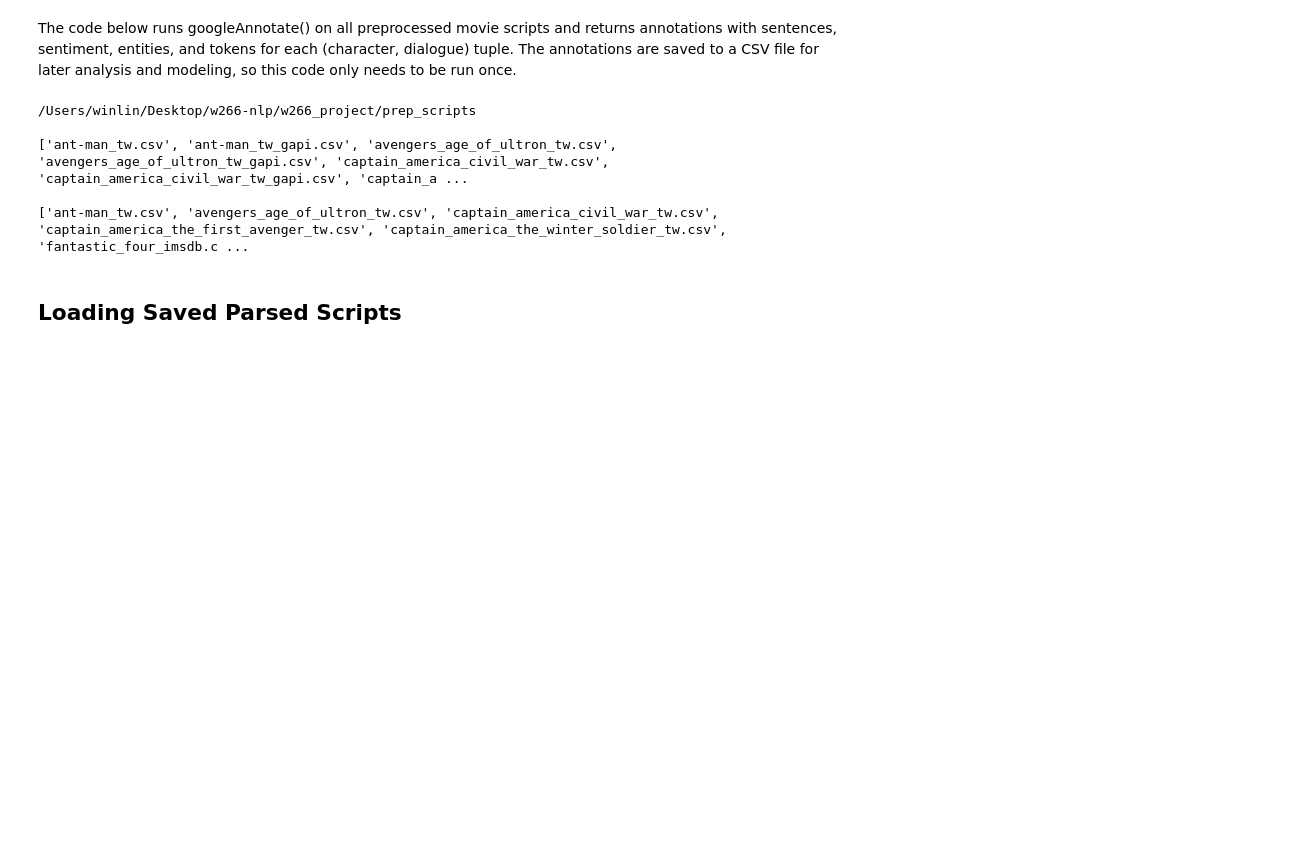
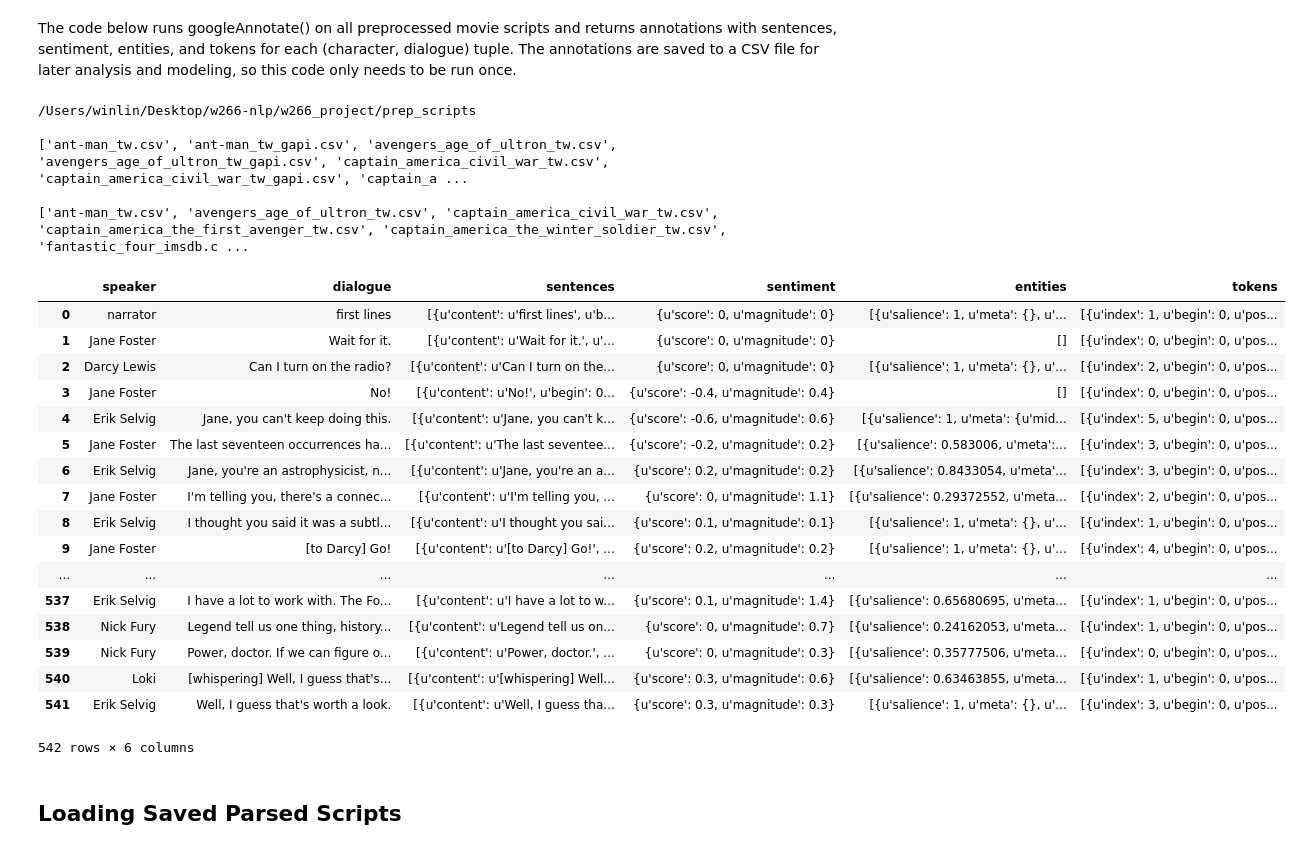
Before and after one commit to winlingit/w266_project, a Jupyter notebook: googleOutput.ipynb, the cells around one changed output. Saved outputs shown, nothing was run; the diff lists cells and outputs as text; code cells hidden in the pictures; blank space fills up the shorter version.

```diff
--- a/googleOutput.ipynb
+++ b/googleOutput.ipynb
@@ -92,6 +92,26 @@ for script in prep_scripts:
 ['ant-man_tw.csv', 'avengers_age_of_ultron_tw.csv', 'captain_america_civil_war_tw.csv', 'captain_america_the_first_avenger_tw.csv', 'captain_america_the_winter_soldier_tw.csv', 'fantastic_four_imsdb.c ...
 # %%
 # df = googleAnnotate('prep_scripts/the_amazing_spider-man_tw.csv',saveFile=True)
+googleAnnotate('prep_scripts/thor_tw.csv',saveFile=True)
+# %% [output]
+|  | speaker | dialogue | sentences | sentiment | entities | tokens |
+| 0 | narrator | first lines | [{u'content': u'first lines', u'b... | {u'score': 0, u'magnitude': 0} | [{u'salience': 1, u'meta': {}, u'... | [{u'index': 1, u'begin': 0, u'pos... |
+| 1 | Jane Foster | Wait for it. | [{u'content': u'Wait for it.', u'... | {u'score': 0, u'magnitude': 0} | [] | [{u'index': 0, u'begin': 0, u'pos... |
+| 2 | Darcy Lewis | Can I turn on the radio? | [{u'content': u'Can I turn on the... | {u'score': 0, u'magnitude': 0} | [{u'salience': 1, u'meta': {}, u'... | [{u'index': 2, u'begin': 0, u'pos... |
+| 3 | Jane Foster | No! | [{u'content': u'No!', u'begin': 0... | {u'score': -0.4, u'magnitude': 0.4} | [] | [{u'index': 0, u'begin': 0, u'pos... |
+| 4 | Erik Selvig | Jane, you can't keep doing this. | [{u'content': u'Jane, you can't k... | {u'score': -0.6, u'magnitude': 0.6} | [{u'salience': 1, u'meta': {u'mid... | [{u'index': 5, u'begin': 0, u'pos... |
+| 5 | Jane Foster | The last seventeen occurrences ha... | [{u'content': u'The last seventee... | {u'score': -0.2, u'magnitude': 0.2} | [{u'salience': 0.583006, u'meta':... | [{u'index': 3, u'begin': 0, u'pos... |
+| 6 | Erik Selvig | Jane, you're an astrophysicist, n... | [{u'content': u'Jane, you're an a... | {u'score': 0.2, u'magnitude': 0.2} | [{u'salience': 0.8433054, u'meta'... | [{u'index': 3, u'begin': 0, u'pos... |
+| 7 | Jane Foster | I'm telling you, there's a connec... | [{u'content': u'I'm telling you, ... | {u'score': 0, u'magnitude': 1.1} | [{u'salience': 0.29372552, u'meta... | [{u'index': 2, u'begin': 0, u'pos... |
+| 8 | Erik Selvig | I thought you said it was a subtl... | [{u'content': u'I thought you sai... | {u'score': 0.1, u'magnitude': 0.1} | [{u'salience': 1, u'meta': {}, u'... | [{u'index': 1, u'begin': 0, u'pos... |
+| 9 | Jane Foster | [to Darcy] Go! | [{u'content': u'[to Darcy] Go!', ... | {u'score': 0.2, u'magnitude': 0.2} | [{u'salience': 1, u'meta': {}, u'... | [{u'index': 4, u'begin': 0, u'pos... |
+| ... | ... | ... | ... | ... | ... | ... |
+| 537 | Erik Selvig | I have a lot to work with. The Fo... | [{u'content': u'I have a lot to w... | {u'score': 0.1, u'magnitude': 1.4} | [{u'salience': 0.65680695, u'meta... | [{u'index': 1, u'begin': 0, u'pos... |
+| 538 | Nick Fury | Legend tell us one thing, history... | [{u'content': u'Legend tell us on... | {u'score': 0, u'magnitude': 0.7} | [{u'salience': 0.24162053, u'meta... | [{u'index': 1, u'begin': 0, u'pos... |
+| 539 | Nick Fury | Power, doctor. If we can figure o... | [{u'content': u'Power, doctor.', ... | {u'score': 0, u'magnitude': 0.3} | [{u'salience': 0.35777506, u'meta... | [{u'index': 0, u'begin': 0, u'pos... |
+| 540 | Loki | [whispering] Well, I guess that's... | [{u'content': u'[whispering] Well... | {u'score': 0.3, u'magnitude': 0.6} | [{u'salience': 0.63463855, u'meta... | [{u'index': 1, u'begin': 0, u'pos... |
+| 541 | Erik Selvig | Well, I guess that's worth a look. | [{u'content': u'Well, I guess tha... | {u'score': 0.3, u'magnitude': 0.3} | [{u'salience': 1, u'meta': {}, u'... | [{u'index': 3, u'begin': 0, u'pos... |
+542 rows × 6 columns
 # %% [markdown]
 ## Loading Saved Parsed Scripts
 # %%
```
Also changed, not shown: 3 other files.
